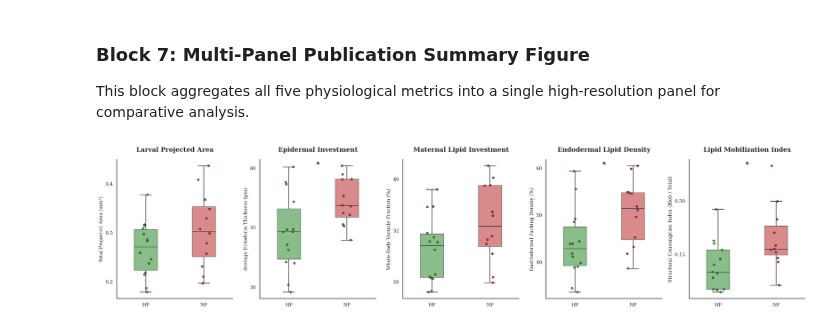
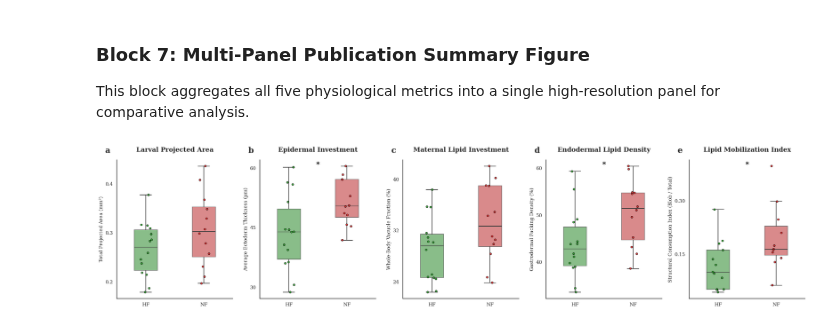
Before and after one commit to LielUziahu/S_Pistillata_Bet-Hedging, a Jupyter notebook: Histology_Morphometrics_and_Lipids.ipynb, the cells around one changed output. Cells and saved outputs as stored; diff of their text form; code cells hidden in the pictures.

```diff
--- a/Histology_Morphometrics_and_Lipids.ipynb
+++ b/Histology_Morphometrics_and_Lipids.ipynb
@@ -251,6 +251,8 @@ for metric in metrics_to_test:
 ### Block 7: Multi-Panel Publication Summary Figure
 This block aggregates all five physiological metrics into a single high-resolution panel for comparative analysis.
 # %%
+import string
+
 # =========================================================================
 # BLOCK 7: COMBINED 5-PANEL SUMMARY FIGURE (600 DPI)
 # =========================================================================
@@ -262,32 +264,36 @@ combined_order = [
     'Vacuole_Percentage_Endoderm',
     'Consumption_Index'
 ]
 
 fig, axes = plt.subplots(1, 5, figsize=(25, 6))
 
 for i, metric in enumerate(combined_order):
     ax = axes[i]
     df_plot_clean = prune_group_outliers(master_df, 'Morph', metric)
 
     sns.boxplot(ax=ax, data=df_plot_clean, x='Morph', y=metric, hue='Morph', order=morph_order, palette=variant_colors, width=global_box_width, fliersize=0, linewidth=1.5, boxprops=dict(alpha=global_alpha), legend=False)
     sns.stripplot(ax=ax, data=df_plot_clean, x='Morph', y=metric, hue='Morph', order=morph_order, palette=variant_colors, size=global_marker_size, alpha=0.9, jitter=global_jitter, edgecolor=global_jitter_edgecolor, linewidth=0.8, legend=False)
 
     ax.set_title(title_dictionary[metric], pad=20)
     ax.set_ylabel(y_label_dictionary[metric])
     ax.set_xlabel('')
     ax.grid(False) # Explicitly ensure grid is off for this panel
     ax.spines['top'].set_visible(False)
     ax.spines['right'].set_visible(False)
     ax.yaxis.set_major_locator(plt.MaxNLocator(nbins=global_y_nbins))
 
+    # Add 'a', 'b', 'c', 'd', 'e' labels to the top left of each subplot
+    ax.text(-0.1, 1.05, string.ascii_lowercase[i], transform=ax.transAxes, size=20, weight='bold')
+
     current_p = stat_results_cache[metric]
     stars = "***" if current_p < 0.001 else ("**" if current_p < 0.01 else ("*" if current_p < 0.05 else ""))
     if stars:
         ymin, ymax = ax.get_ylim()
         ax.text(0.5, ymax - (ymax-ymin)*0.05, stars, horizontalalignment='center', fontsize=global_asterisk_size, color='black', weight=global_asterisk_weight)
 
 plt.tight_layout()
 plt.show()
-fig.savefig("larvae_combined_5_panel_summary.png", dpi=600, bbox_inches='tight')
+fig.savefig("Histology_Morphometrics_and_Lipids.png", dpi=600, bbox_inches='tight')
+fig.savefig("Histology_Morphometrics_and_Lipids.tiff", dpi=600, bbox_inches='tight')
 # %% [output]
-[figure, old version]
+[figure, new version]
```
Also changed, not shown: parts of 1 cell of this notebook.
